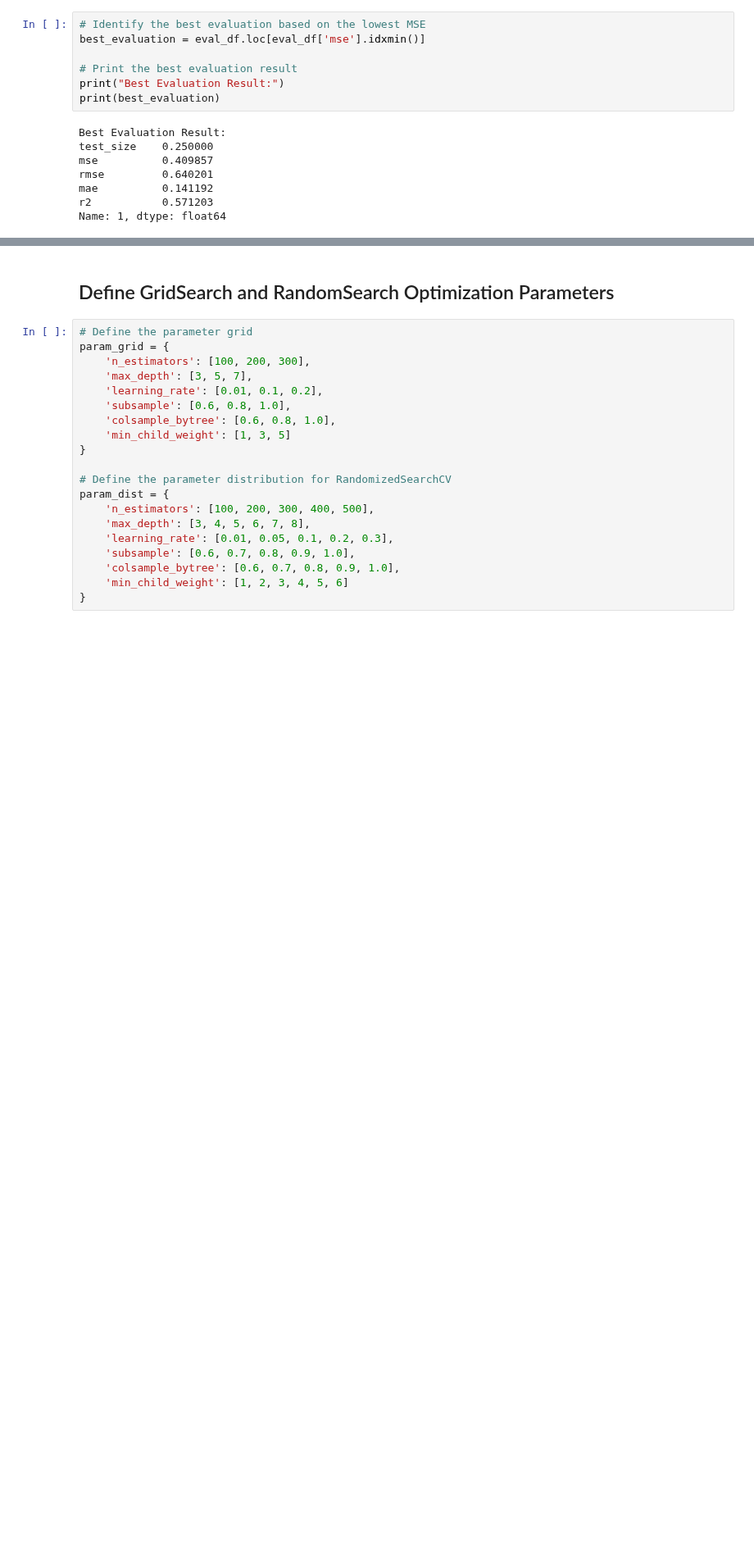
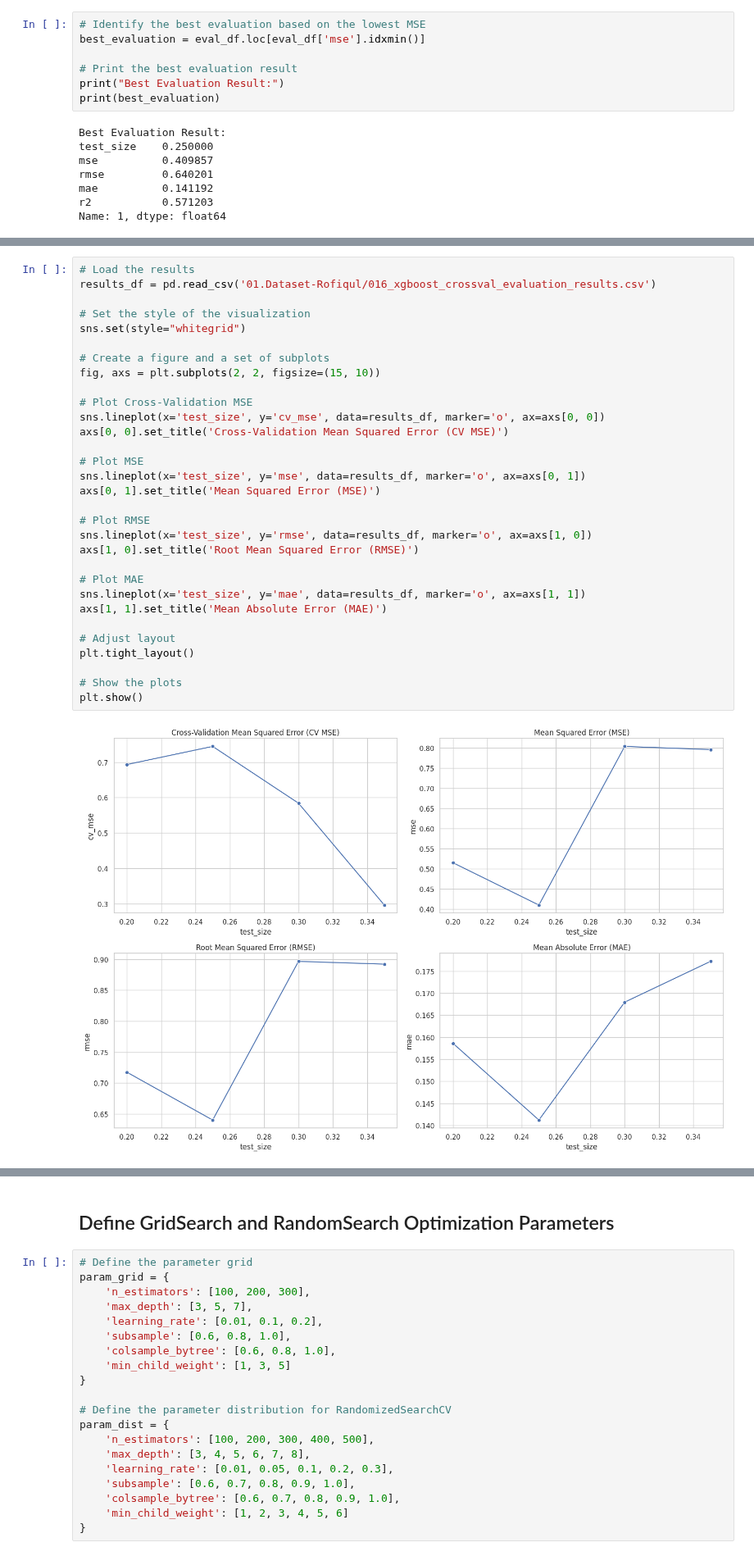
Before and after one commit to roniwahyu/outlier-detection2024, a Jupyter notebook: 09_04_2_Agricultural_N2O_IDO_Skema_Uji_Dataset_CrossVal_SWI_22052024.ipynb, the cells around one changed output, grey strips where cells are left out. Shown at 82% size. Saved outputs shown, nothing was run; the diff lists cells and outputs as text; blank space fills up the shorter version.

```diff
--- a/09_04_2_Agricultural_N2O_IDO_Skema_Uji_Dataset_CrossVal_SWI_22052024.ipynb
+++ b/09_04_2_Agricultural_N2O_IDO_Skema_Uji_Dataset_CrossVal_SWI_22052024.ipynb
@@ -321 +408,34 @@ Name: 1, dtype: float64
+# %%
+# Load the results
+results_df = pd.read_csv('01.Dataset-Rofiqul/016_xgboost_crossval_evaluation_results.csv')
+
+# Set the style of the visualization
+sns.set(style="whitegrid")
+
+# Create a figure and a set of subplots
+fig, axs = plt.subplots(2, 2, figsize=(15, 10))
+
+# Plot Cross-Validation MSE
+sns.lineplot(x='test_size', y='cv_mse', data=results_df, marker='o', ax=axs[0, 0])
+axs[0, 0].set_title('Cross-Validation Mean Squared Error (CV MSE)')
+
+# Plot MSE
+sns.lineplot(x='test_size', y='mse', data=results_df, marker='o', ax=axs[0, 1])
+axs[0, 1].set_title('Mean Squared Error (MSE)')
+
+# Plot RMSE
+sns.lineplot(x='test_size', y='rmse', data=results_df, marker='o', ax=axs[1, 0])
+axs[1, 0].set_title('Root Mean Squared Error (RMSE)')
+
+# Plot MAE
+sns.lineplot(x='test_size', y='mae', data=results_df, marker='o', ax=axs[1, 1])
+axs[1, 1].set_title('Mean Absolute Error (MAE)')
+
+# Adjust layout
+plt.tight_layout()
+
+# Show the plots
+plt.show()
+# %% [output]
+[figure, added]
 # %%
```
Also changed, not shown: parts of 9 cells of this notebook, 2 other files.
